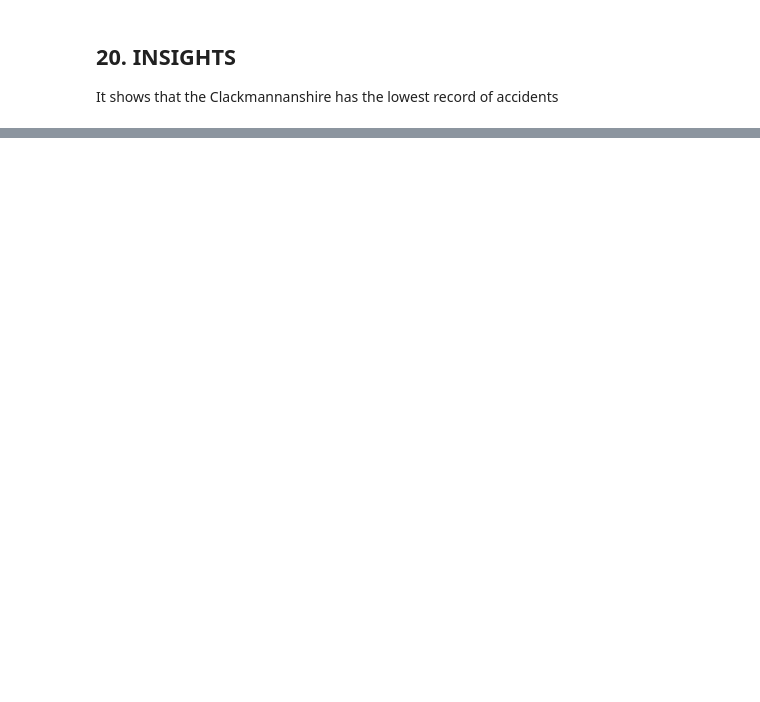
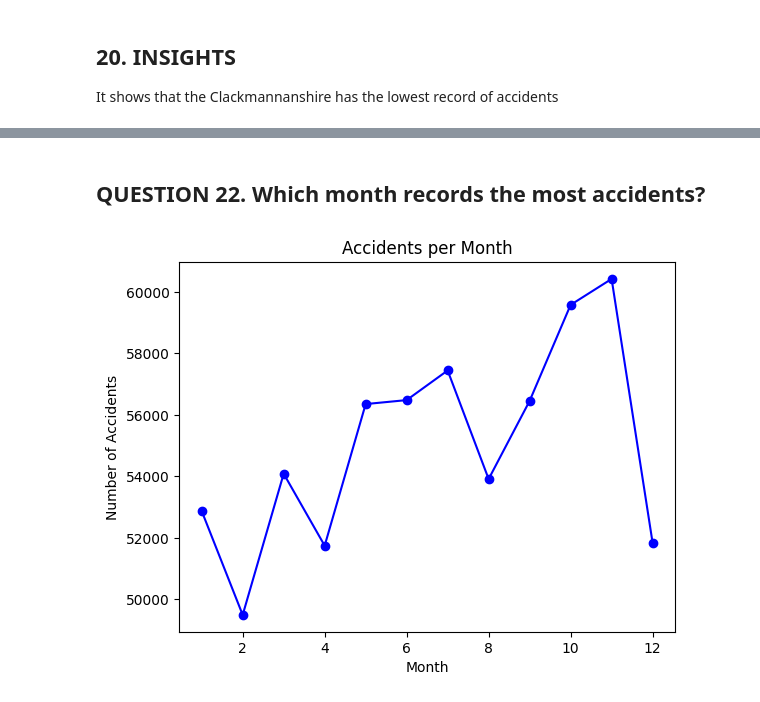
Before and after one commit to Johnjsp/act2_20insights, a Jupyter notebook: 20_insights_ukacci-checkpoint.ipynb, the cells around one changed output, grey strips where cells are left out. Cells and saved outputs as stored; diff of their text form; code cells hidden in the pictures; blank space fills up the shorter version.

```diff
--- a/20_insights_ukacci-checkpoint.ipynb
+++ b/20_insights_ukacci-checkpoint.ipynb
@@ -485,0 +736,11 @@ lowest_district
+# %% [markdown]
+<h2>QUESTION 22. Which month records the most accidents?</h2>
+# %%
+accidents_per_month = acci["Accident Date"].dt.month.value_counts().sort_index()
+accidents_per_month.plot(kind="line", marker="o", color="blue")
+plt.title("Accidents per Month")
+plt.xlabel("Month")
+plt.ylabel("Number of Accidents")
+plt.show()
+# %% [output]
+[figure, added]
```
Also changed, not shown: parts of 36 cells of this notebook.
